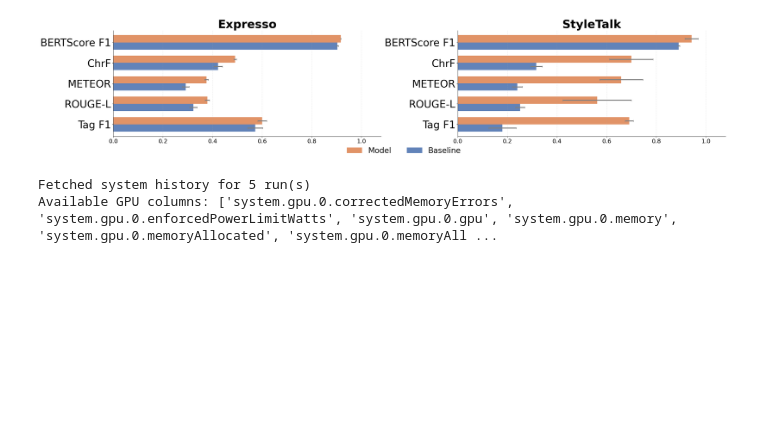
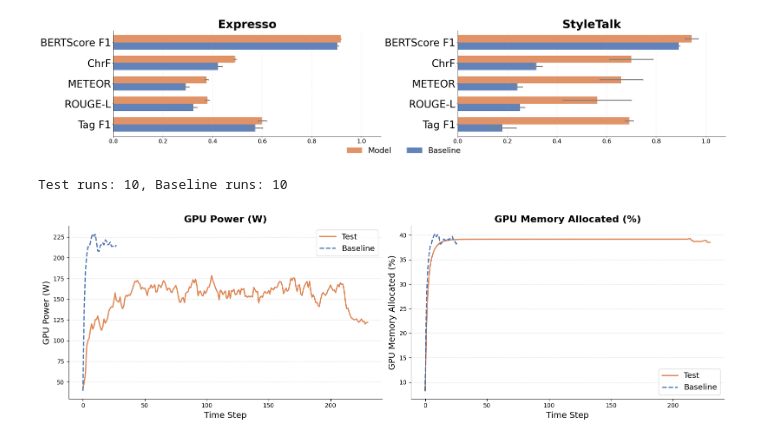
Before and after one commit to JackMclaughlin424/ms-capstone-TTS-natlang-styleprompts, a Jupyter notebook: src/style-prompt-generator/training_notebooks/results_visual_single.ipynb, the cells around one changed output. Drawn from its saved outputs; the diff is of its cells as text; code cells hidden in the pictures; blank space fills up the shorter version.

```diff
--- a/src/style-prompt-generator/training_notebooks/results_visual_single.ipynb
+++ b/src/style-prompt-generator/training_notebooks/results_visual_single.ipynb
@@ -297,29 +309,81 @@ plt.show()
 # %%
-# GPU usage metrics
+import re
+
 power_col = "system.gpu.0.powerWatts"
-mem_col   = "system.gpu.0.memoryAllocatedBytes"
+mem_col   = "system.gpu.0.memoryAllocated"
 
 SMOOTH_SPAN = 10
-
+BASELINE_COLOR    = "#4C72B0"
+MODEL_COLOR = "#DD8452"
 def smooth(s, span=SMOOTH_SPAN):
     return s.dropna().reset_index(drop=True).ewm(span=span, min_periods=1).mean()
 
-sys_data = {}
+test_sys, baseline_sys = [], []
 seen_runs = set()
 
 for run in api.runs(PROJECT_PATH):
     if run.state != "finished" or run.name in seen_runs:
         continue
+    is_test     = bool(re.match(r"^test_trial\d+$",     run.name))
+    is_baseline = bool(re.match(r"^baseline_trial\d+$", run.name))
+    if not is_test and not is_baseline:
+        continue
     seen_runs.add(run.name)
+
     full_run = api.run("/".join(run.path))
     df = pd.DataFrame(full_run.history(stream="system"))
-    if not df.empty:
-        sys_data[run.name] = df
+    if df.empty:
+        continue
 
-print(f"Fetched system history for {len(sys_data)} run(s)")
-print("Available GPU columns:", [c for c in next(iter(sys_data.values())).columns if "gpu" in c.lower()])
+    if is_test:
+        test_sys.append(df)
+    else:
+        baseline_sys.append(df)
 
-## not finished for poster, need to redo while separating for baseline, test
+print(f"Test runs: {len(test_sys)}, Baseline runs: {len(baseline_sys)}")
+
+
+def align_and_mean(dfs, col):
+    """Interpolate each run to a common time index, then average."""
+    series = [smooth(df[col].reset_index(drop=True)) for df in dfs if col in df.columns]
+    if not series:
+        return pd.Series(dtype=float)
+    max_len = max(len(s) for s in series)
+    reindexed = [
+        s.reindex(range(max_len)).interpolate(limit_direction="both")
+        for s in series
+    ]
+    return pd.concat(reindexed, axis=1).mean(axis=1)
+
+
+fig, axes = plt.subplots(1, 2, figsize=(16, 5))
+
+plot_cfg = [
+    (power_col, "GPU Power (W)",          axes[0]),
+    (mem_col,   "GPU Memory Allocated (%)", axes[1]),
+]
+
+for col, ylabel, ax in plot_cfg:
+    test_mean = align_and_mean(test_sys,     col)
+    base_mean = align_and_mean(baseline_sys, col)
+
+    if not test_mean.empty:
+        ax.plot(test_mean.index, test_mean.values,
+                color=MODEL_COLOR, linewidth=2, label="Test")
+    if not base_mean.empty:
+        ax.plot(base_mean.index, base_mean.values,
+                color=BASELINE_COLOR, linewidth=2, linestyle="--", label="Baseline")
+
+    ax.set_xlabel("Time Step", fontsize=14)
+    ax.set_ylabel(ylabel, fontsize=14)
+    ax.set_title(ylabel, fontsize=16, fontweight="semibold")
+    ax.grid(axis="y", linestyle="--", alpha=0.4)
+    ax.spines["top"].set_visible(False)
+    ax.spines["right"].set_visible(False)
+    ax.legend(fontsize=13)
+
+plt.tight_layout()
+plt.show()
 # %% [output]
-Fetched system history for 5 run(s)
-Available GPU columns: ['system.gpu.0.correctedMemoryErrors', 'system.gpu.0.enforcedPowerLimitWatts', 'system.gpu.0.gpu', 'system.gpu.0.memory', 'system.gpu.0.memoryAllocated', 'system.gpu.0.memoryAll ...
+Test runs: 10, Baseline runs: 10
+[figure, added]
```
Also changed, not shown: parts of 7 cells of this notebook.
